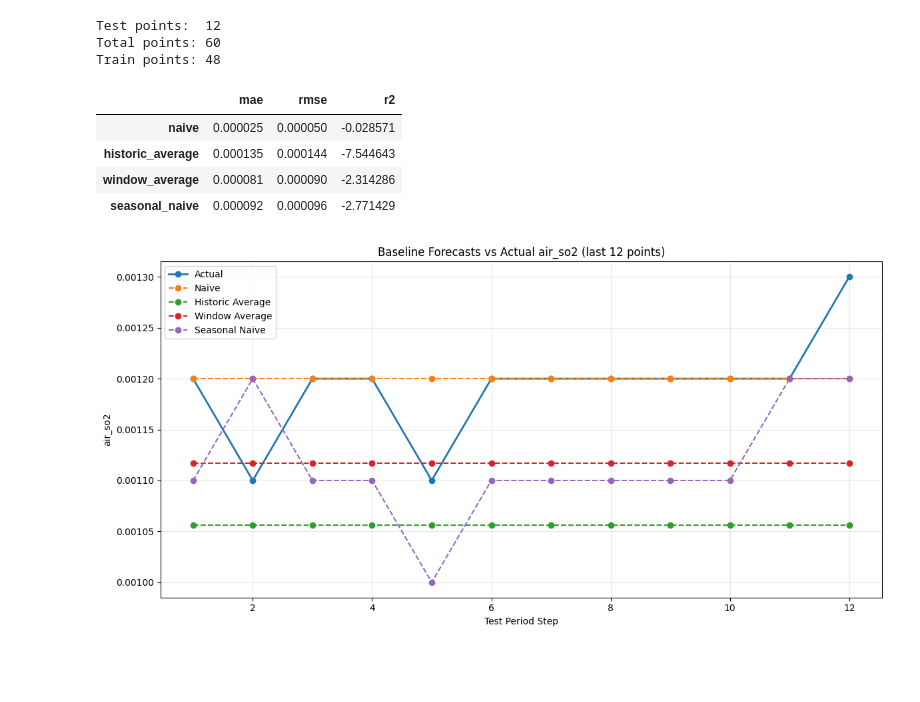
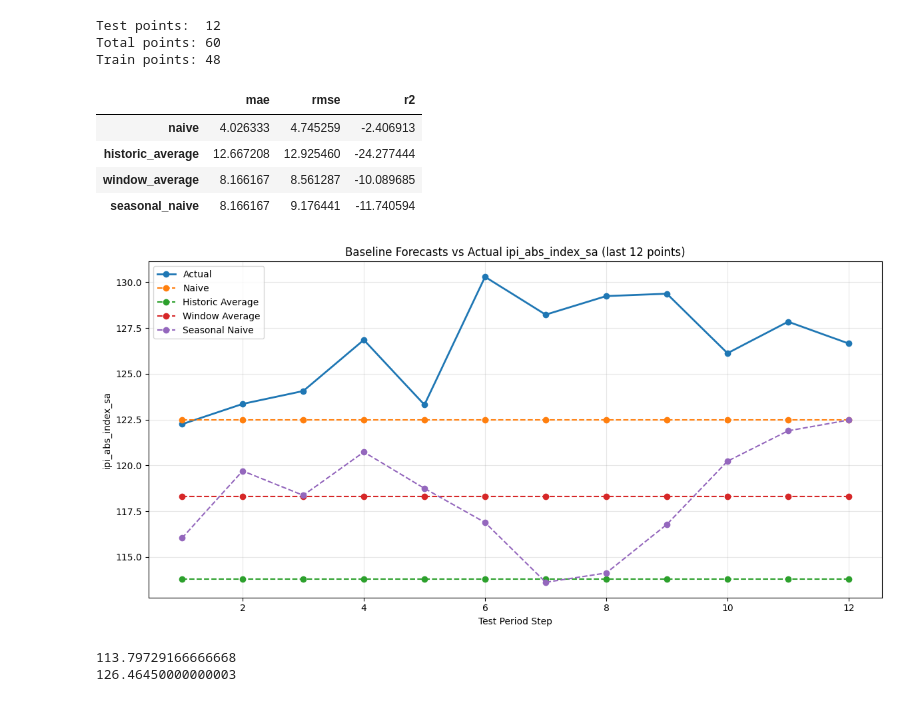
Before and after one commit to thelazycat-0728/COS40007-Design-Project, a Jupyter notebook: baselines/baseline.ipynb, the cells around one changed output. Saved outputs shown, nothing was run; the diff lists cells and outputs as text; code cells hidden in the pictures; blank space fills up the shorter version.

```diff
--- a/baselines/baseline.ipynb
+++ b/baselines/baseline.ipynb
@@ -21,8 +21,8 @@ df.head()
 | 3 | 2018-04-01 | 0.682 | 0.0075 | 0.019 | 25.64 | 16.34 | 0.0010 | 102.002 | ... |
 | 4 | 2018-05-01 | 0.671 | 0.0076 | 0.017 | 22.60 | 14.54 | 0.0010 | 142.261 | ... |
 # %%
-# Use air_so2 as the target series
-target_column = 'air_so2'
+# Use ipi_abs_index_sa as the target series
+target_column = 'ipi_abs_index_sa'
 series = df[target_column].astype(float).reset_index(drop=True)
 horizon = 12
 window = 12
@@ -87,24 +87,30 @@ results_df = pd.DataFrame(results).T[['mae', 'rmse', 'r2']]
 results_df
 # %% [output]
 |  | mae | rmse | r2 |
-| naive | 0.000025 | 0.000050 | -0.028571 |
-| historic_average | 0.000135 | 0.000144 | -7.544643 |
-| window_average | 0.000081 | 0.000090 | -2.314286 |
-| seasonal_naive | 0.000092 | 0.000096 | -2.771429 |
+| naive | 4.026333 | 4.745259 | -2.406913 |
+| historic_average | 12.667208 | 12.925460 | -24.277444 |
+| window_average | 8.166167 | 8.561287 | -10.089685 |
+| seasonal_naive | 8.166167 | 9.176441 | -11.740594 |
 # %%
 # Plot the actual test data and each baseline forecast
 plt.figure(figsize=(12, 6))
 x = np.arange(1, horizon + 1)
 plt.plot(x, test.values, marker='o', label='Actual', linewidth=2)
 for name, forecast in forecast_orig.items():
     plt.plot(x, forecast, marker='o', linestyle='--', label=name.replace('_', ' ').title())
 
-plt.title('Baseline Forecasts vs Actual air_so2 (last 12 points)')
+plt.title('Baseline Forecasts vs Actual ipi_abs_index_sa (last 12 points)')
 plt.xlabel('Test Period Step')
-plt.ylabel('air_so2')
+plt.ylabel('ipi_abs_index_sa')
 plt.legend()
 plt.grid(alpha=0.3)
 plt.tight_layout()
 plt.show()
 # %% [output]
-[figure, old version]
+[figure, new version]
+# %%
+print(train.mean())
+print(test.mean())
+# %% [output]
+113.79729166666668
+126.46450000000003
```
Also changed, not shown: 10 other files.
